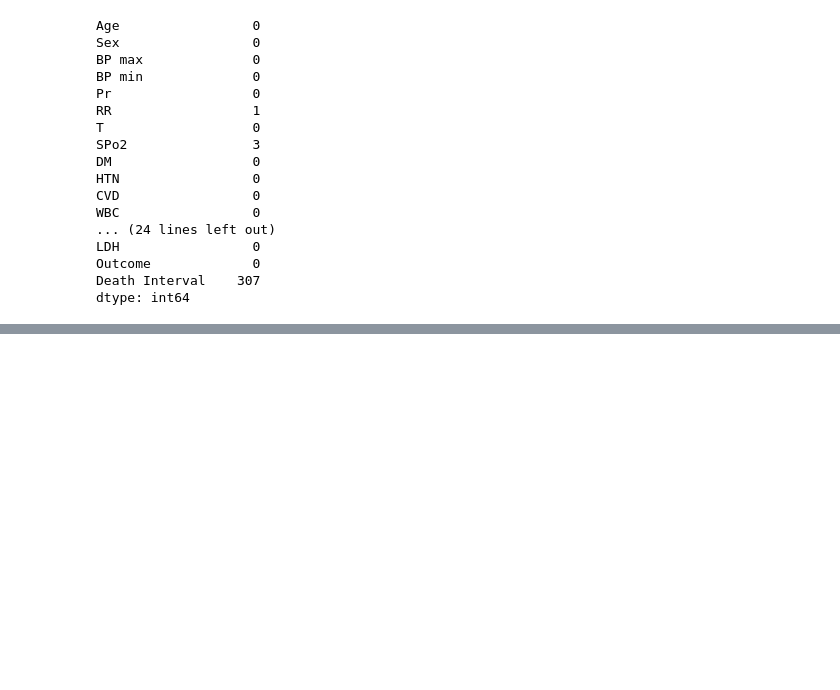
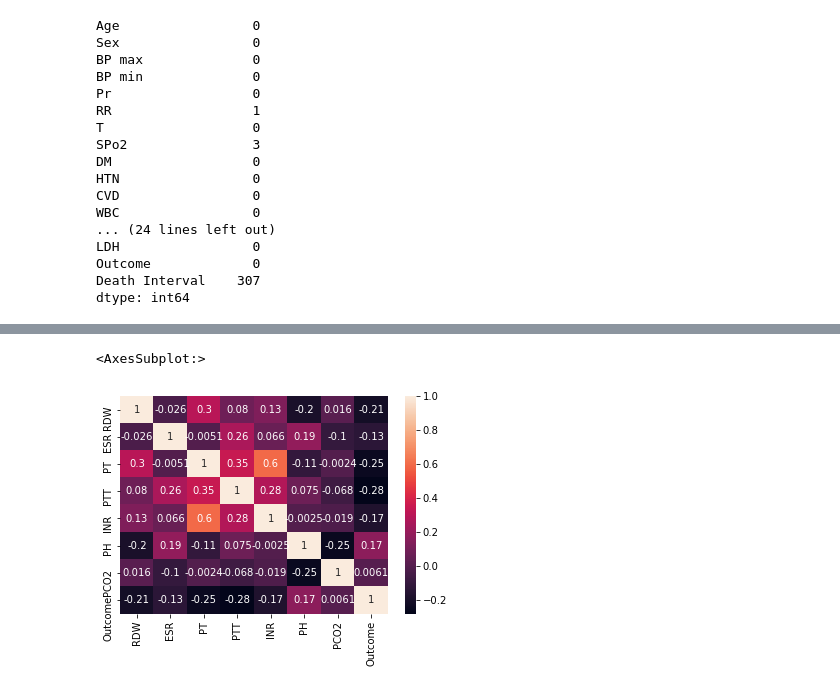
Before and after one commit to ashu741/MiniProject_5th_Sem_2015202, a Jupyter notebook: AshutoshKumarGupta_5thSem_Miniproject_2015202.ipynb, the cells around one changed output, grey strips where cells are left out. Cells and saved outputs as stored; diff of their text form; code cells hidden in the pictures; blank space fills up the shorter version.

```diff
--- a/AshutoshKumarGupta_5thSem_Miniproject_2015202.ipynb
+++ b/AshutoshKumarGupta_5thSem_Miniproject_2015202.ipynb
@@ -113,0 +158,5 @@ dtype: int64
+# %%
+sns.heatmap(dataset.iloc[:,[21,22,23,24,25,26,27,37]].corr(),annot=True)
+# %% [output]
+<AxesSubplot:>
+[figure, added]
```
Also changed, not shown: parts of 10 cells of this notebook.
